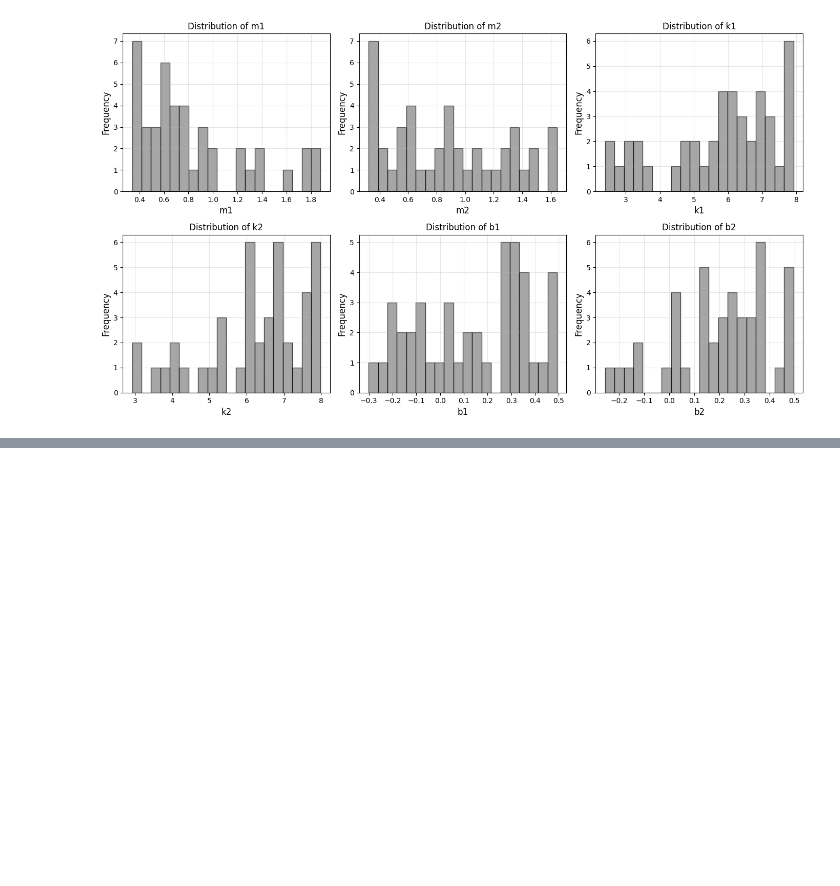
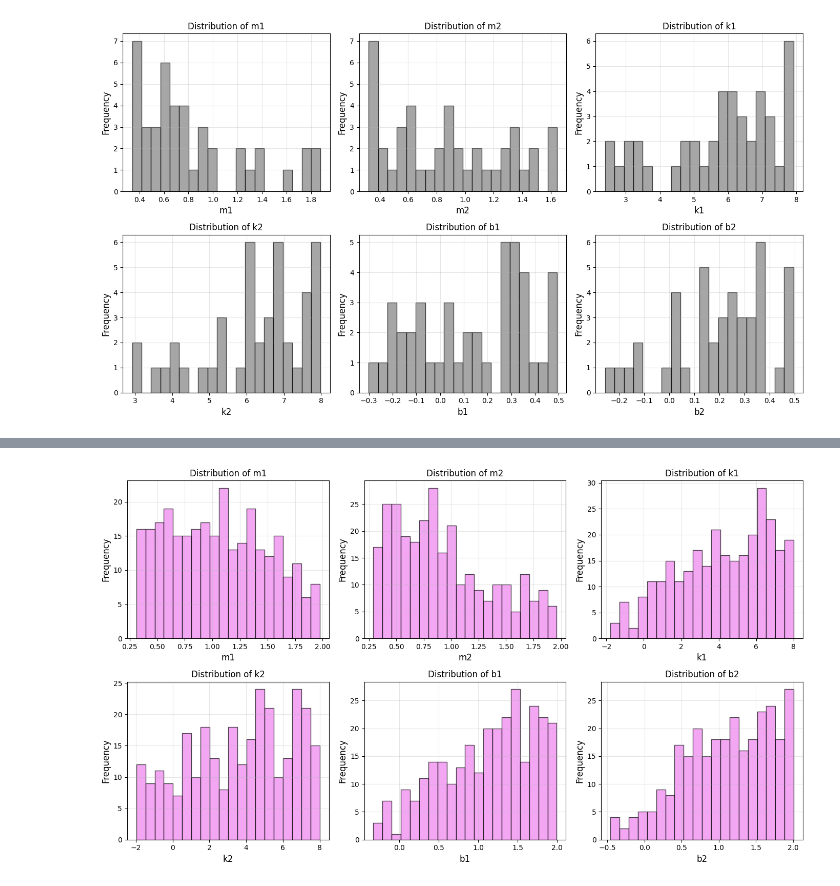
Before and after one commit to dmenacho/lyapunov_inv, a Jupyter notebook: visualization.ipynb, the cells around one changed output, grey strips where cells are left out. Cells and saved outputs as stored; diff of their text form; code cells hidden in the pictures; blank space fills up the shorter version.

```diff
--- a/visualization.ipynb
+++ b/visualization.ipynb
@@ -32,0 +61,25 @@ plot_admissible_set(loaded_array)
+# %%
+import numpy as np
+import matplotlib.pyplot as plt
+
+def plot_admissible_set(admissible_thetas):
+    """Plot parameter distributions"""
+    param_names = ['m1', 'm2', 'k1', 'k2', 'b1', 'b2']
+
+    fig, axes = plt.subplots(2, 3, figsize=(14, 8))
+    axes = axes.flatten()
+
+    for i, name in enumerate(param_names):
+        axes[i].hist(admissible_thetas[:, i], bins=20, alpha=0.7, edgecolor='black', color='violet')
+        axes[i].set_xlabel(name, fontsize=12)
+        axes[i].set_ylabel('Frequency', fontsize=12)
+        axes[i].set_title(f'Distribution of {name}', fontsize=12)
+        axes[i].grid(True, alpha=0.3)
+
+    plt.tight_layout()
+    plt.show()
+# %%
+loaded_array = np.load('admissible_thetas_total_fig4_row1.npy')
+plot_admissible_set(loaded_array)
+# %% [output]
+[figure, added]
```
Also changed, not shown: parts of 6 cells of this notebook, 6 other files.
